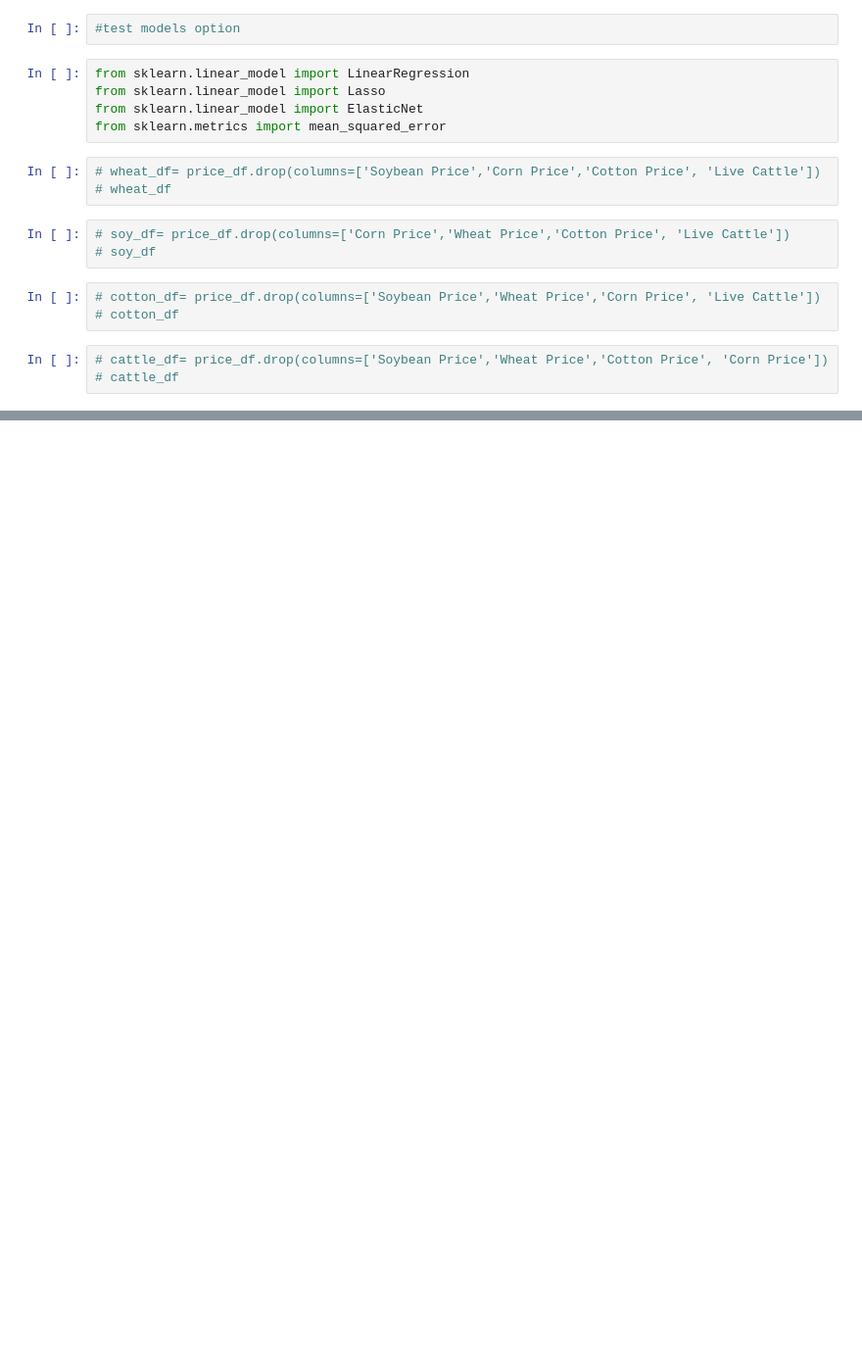
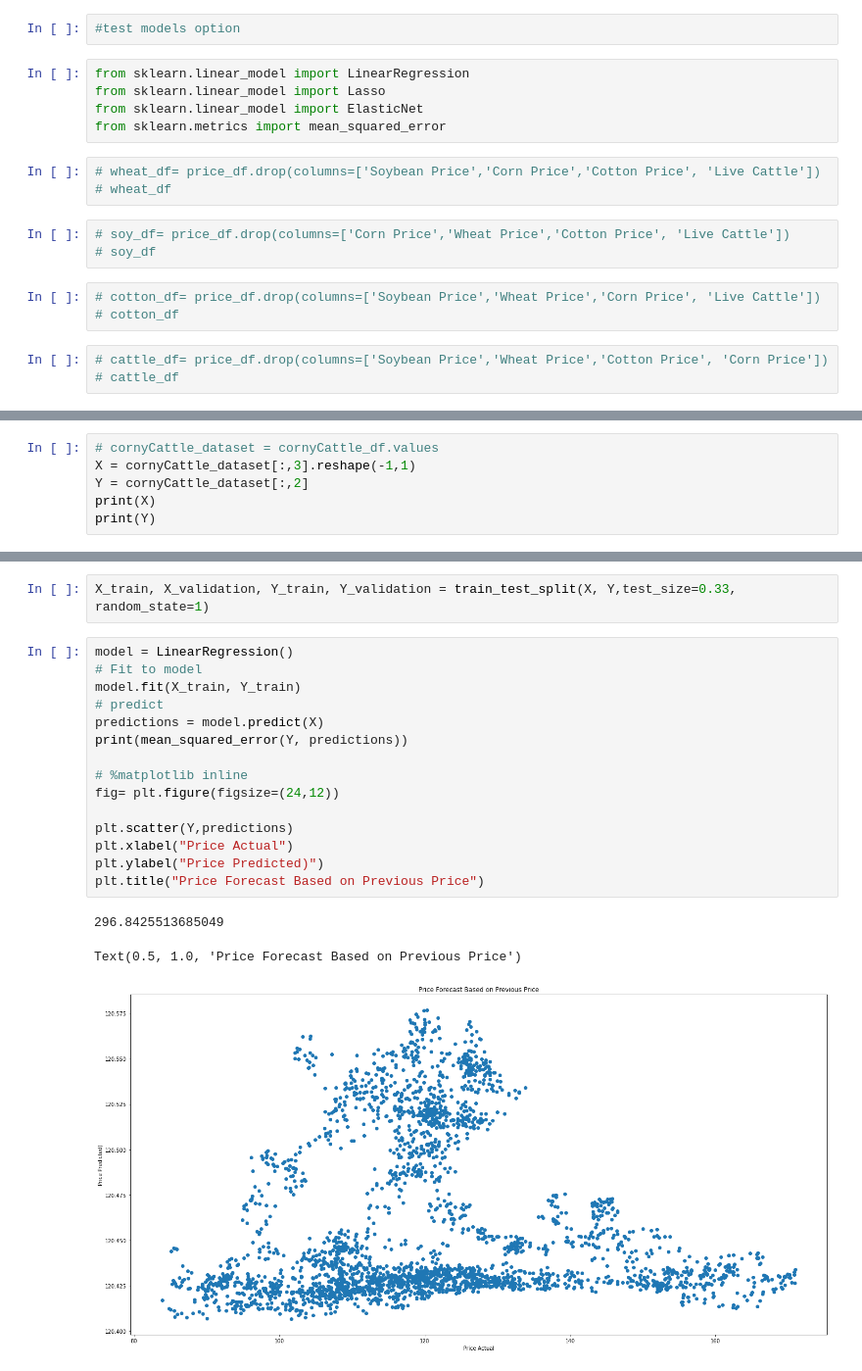
Before and after one commit to FabulousErin/Project_2, a Jupyter notebook: Prediction_Price_ML.ipynb, the cells around one changed output, grey strips where cells are left out. Shown: that part at 98% size. Drawn from its saved outputs; the diff is of its cells as text; blank space fills up the shorter version.

Commit message:
updating Predictions Notebook

```diff
--- a/Prediction_Price_ML.ipynb
+++ b/Prediction_Price_ML.ipynb
@@ -186,0 +209,6 @@ Text(0.5, 1.0, 'Price Forecast Based on Previous Price')
+# %%
+# cornyCattle_dataset = cornyCattle_df.values
+X = cornyCattle_dataset[:,3].reshape(-1,1)
+Y = cornyCattle_dataset[:,2]
+print(X)
+print(Y)
@@ -186,0 +224,21 @@ Text(0.5, 1.0, 'Price Forecast Based on Previous Price')
+# %%
+X_train, X_validation, Y_train, Y_validation = train_test_split(X, Y,test_size=0.33, random_state=1)
+# %%
+model = LinearRegression()
+# Fit to model
+model.fit(X_train, Y_train)
+# predict
+predictions = model.predict(X)
+print(mean_squared_error(Y, predictions))
+
+# %matplotlib inline
+fig= plt.figure(figsize=(24,12))
+
+plt.scatter(Y,predictions)
+plt.xlabel("Price Actual")
+plt.ylabel("Price Predicted)")
+plt.title("Price Forecast Based on Previous Price")
+# %% [output]
+296.8425513685049
+Text(0.5, 1.0, 'Price Forecast Based on Previous Price')
+[figure, added]
```
Also changed, not shown: parts of 8 cells of this notebook, 2 other files.
